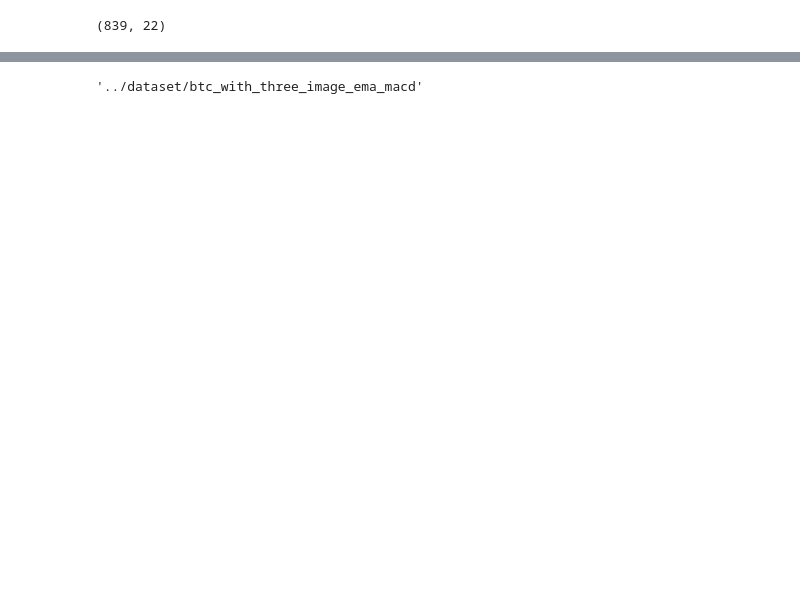
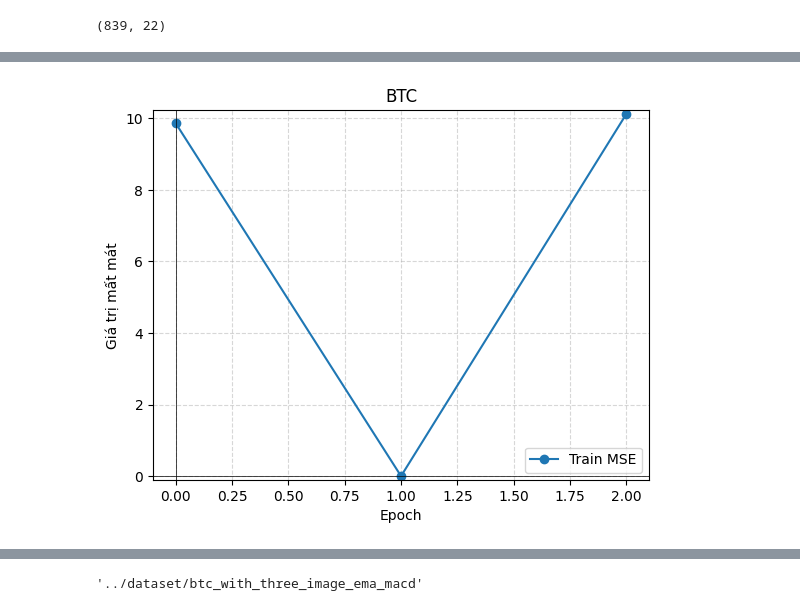
Before and after one commit to raming20/CNN-LSTM-predict-stock-price, a Jupyter notebook: data_analytics/CV_stock_market/train_model/model_use_attention.ipynb, the cells around one changed output, grey strips where cells are left out. Cells and saved outputs as stored; diff of their text form; code cells hidden in the pictures; blank space fills up the shorter version.

```diff
--- a/data_analytics/CV_stock_market/train_model/model_use_attention.ipynb
+++ b/data_analytics/CV_stock_market/train_model/model_use_attention.ipynb
@@ -517,3 +606,18 @@ draw_line(
+# %%
+draw_line(
+    df_result=df_result_to_draw,
+    list_keys=[
+        tracking_loss_callback.train_mse_loss_key,
+        # tracking_loss_callback.val_mse_loss_key,
+    ],
+    list_labels=[
+        "Train MSE",
+        # "Val MSE",
+    ],
+    title=f"{symbol.upper()}"
+)
+# %% [output]
+[figure, added]
 # %%
 draw_line(
     df_result=df_result_to_draw,
```
Also changed, not shown: parts of 30 cells of this notebook, 9 other files.
